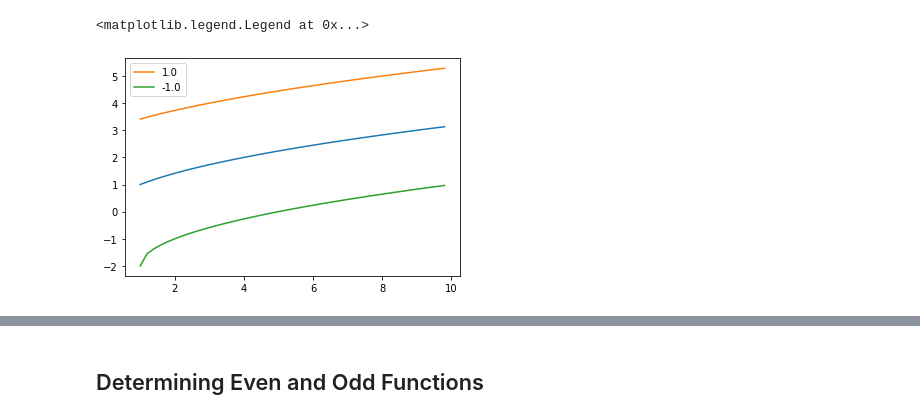
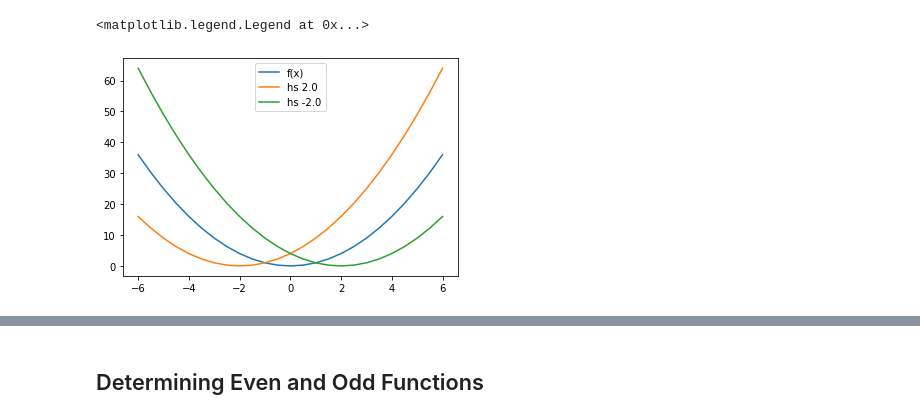
Before and after one commit to solisgb/jpnb, a Jupyter notebook: Transformation_of_functions.ipynb, the cells around one changed output, grey strips where cells are left out. Drawn from its saved outputs; the diff is of its cells as text; code cells hidden in the pictures.

```diff
--- a/Transformation_of_functions.ipynb
+++ b/Transformation_of_functions.ipynb
@@ -8,21 +26,18 @@ f = lambda x: np.sqrt(x)
 # %%
-x = np.arange(1, 10, 0.2)
+f = lambda x: np.power(x, 2)
+hs1 = 2.
+hs2 = -hs1
 
-y = f(x)
+start = -4; end = 4
 
-k2 = 1
-vs2 = 2
-y2 = f(x + k2) + vs2
-
-k3 = -1 * k2
-vs3 = -1 * vs2
-y3 = f(x + k3) + vs3
+fig, ax = plt.subplots(1,1)
+x = np.linspace(start-hs1, end+hs1, 25)
+ax.plot(x, f(x), label='f(x)')
+x = np.linspace(start-hs1, end+hs1, 25)
+ax.plot(x, f(x+hs1), label=f'hs {hs1:0.1f}')
+ax.plot(x, f(x+hs2), label=f'hs {hs2:0.1f}')
+ax.legend()
+#plt.axis('square')
+# %% [output]
+<matplotlib.legend.Legend at 0x...>
+[figure, added]
-# %%
-fig, ax = plt.subplots(1,1)
-ax.plot(x, y)
-ax.plot(x, y2,label=f'{k2:0.1f}')
-ax.plot(x, y3,label=f'{k3:0.1f}')
-ax.legend()
-# %% [output]
-<matplotlib.legend.Legend at 0x...>
-[figure, removed]
```
Also changed, not shown: parts of 12 cells of this notebook.
